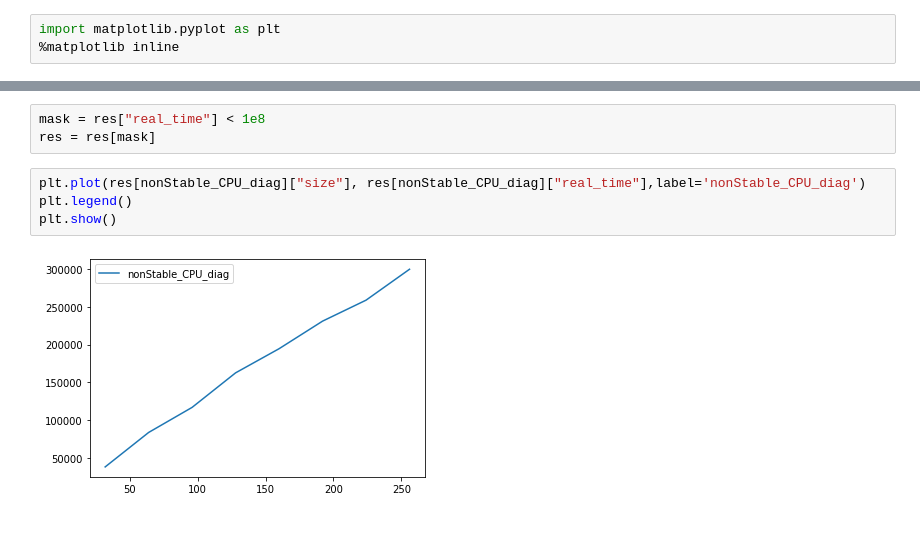
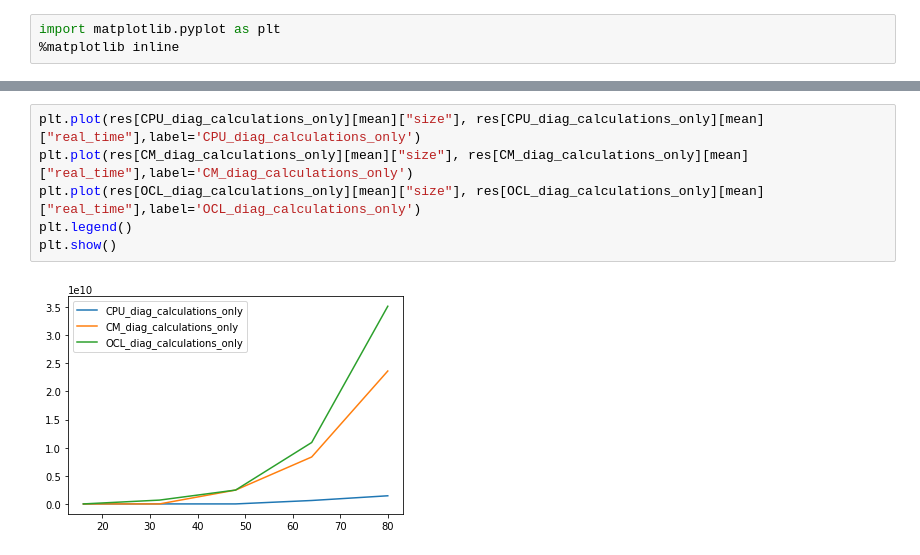
Before and after one commit to IvanTetyushkin/matrix_multiplication, a Jupyter notebook: Plot.ipynb, the cells around one changed output, grey strips where cells are left out. Saved outputs shown, nothing was run; the diff lists cells and outputs as text; blank space fills up the shorter version.

```diff
--- a/Plot.ipynb
+++ b/Plot.ipynb
@@ -69,9 +124,8 @@ plt.show()
-# %%
-mask = res["real_time"] < 1e8
-res = res[mask]
-# %%
-plt.plot(res[nonStable_CPU_diag]["size"], res[nonStable_CPU_diag]["real_time"],label='nonStable_CPU_diag')
-plt.legend()
-plt.show()
-# %% [output]
-[figure, removed]
+# %%
+plt.plot(res[CPU_diag_calculations_only][mean]["size"], res[CPU_diag_calculations_only][mean]["real_time"],label='CPU_diag_calculations_only')
+plt.plot(res[CM_diag_calculations_only][mean]["size"], res[CM_diag_calculations_only][mean]["real_time"],label='CM_diag_calculations_only')
+plt.plot(res[OCL_diag_calculations_only][mean]["size"], res[OCL_diag_calculations_only][mean]["real_time"],label='OCL_diag_calculations_only')
+plt.legend()
+plt.show()
+# %% [output]
+[figure, added]
```
Also changed, not shown: parts of 8 cells of this notebook, 14 other files.
